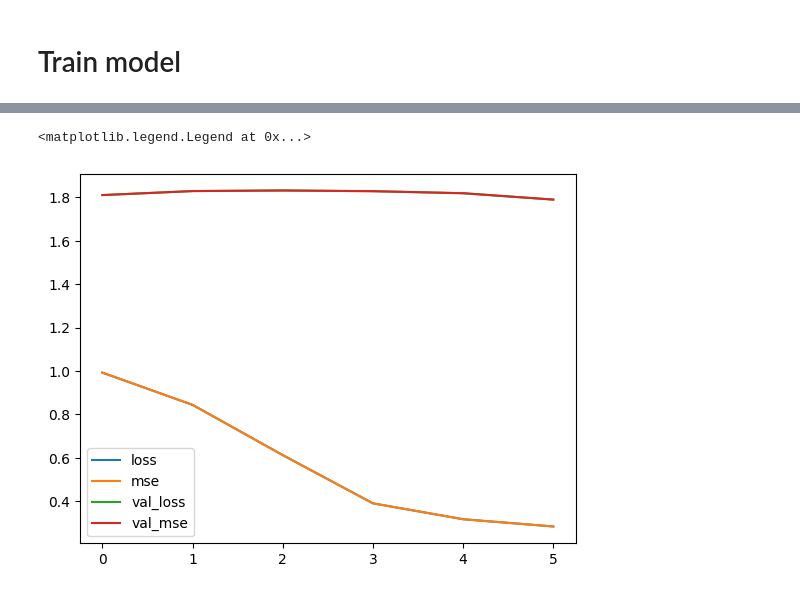
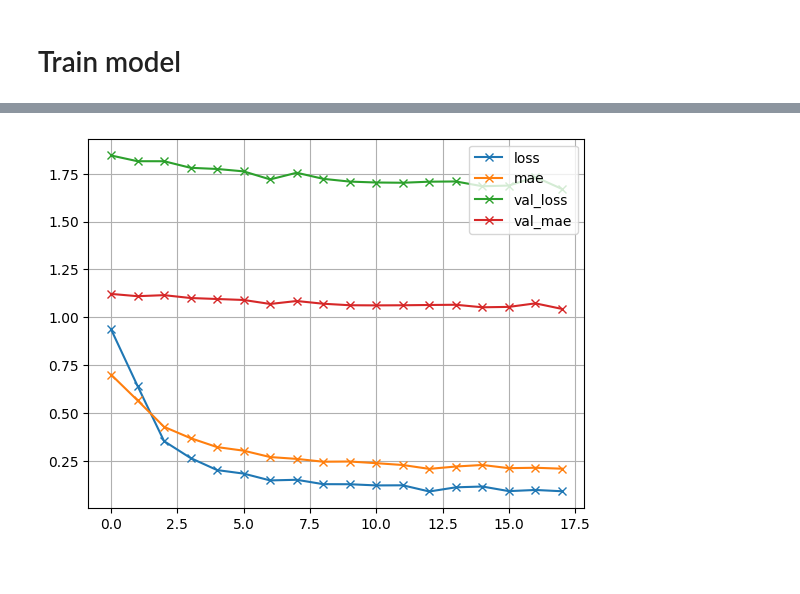
Before and after one commit to Maciej-GBS/SIML-UE, a Jupyter notebook: Projekt.ipynb, the cells around one changed output, grey strips where cells are left out. Cells and saved outputs as stored; diff of their text form; code cells hidden in the pictures.

```diff
--- a/Projekt.ipynb
+++ b/Projekt.ipynb
@@ -52,5 +52,6 @@ from siml_pipeline import Pipeline
 p = Pipeline()
 X_train, X_test, Y_train, Y_test = p.process(df, 'btcusd_dClose')
 # %%
-X_train.shape[-1], X_test.shape, Y_train.shape, Y_test.shape
+n_of_features = X_train.shape[-1]
+X_test.shape, Y_train.shape, Y_test.shape
 # %% [output]
@@ -60,4 +61,4 @@ X_train.shape[-1], X_test.shape, Y_train.shape, Y_test.shape
 # %%
 from siml_model import build_model
 # %%
-model = build_model(p.num_days, X_train.shape[-1])
+model = build_model(p.num_days, n_of_features)
@@ -68,8 +65,8 @@ To enable them in other operations, rebuild TensorFlow with the appropriate comp
 # %%
-model.compile(loss='mean_squared_error', optimizer='adam', metrics=['mse'])
+model.compile(loss='mean_squared_error', optimizer='adam', metrics=['mae'])
 # %%
-epochs = 6
-batch = 256
+epochs = 18
+batch = 128
 
 history = model.fit(X_train,
                     Y_train,
@@ -93,7 +94,7 @@ Epoch 6/6
 # %%
 for k,v in history.history.items():
-    plt.plot(v, label=k)
+    plt.plot(v, 'x-', label=k)
 plt.legend()
+plt.grid()
 # %% [output]
-<matplotlib.legend.Legend at 0x...>
-[figure, old version]
+[figure, new version]
```
Also changed, not shown: parts of 3 cells of this notebook, 1 other file.
